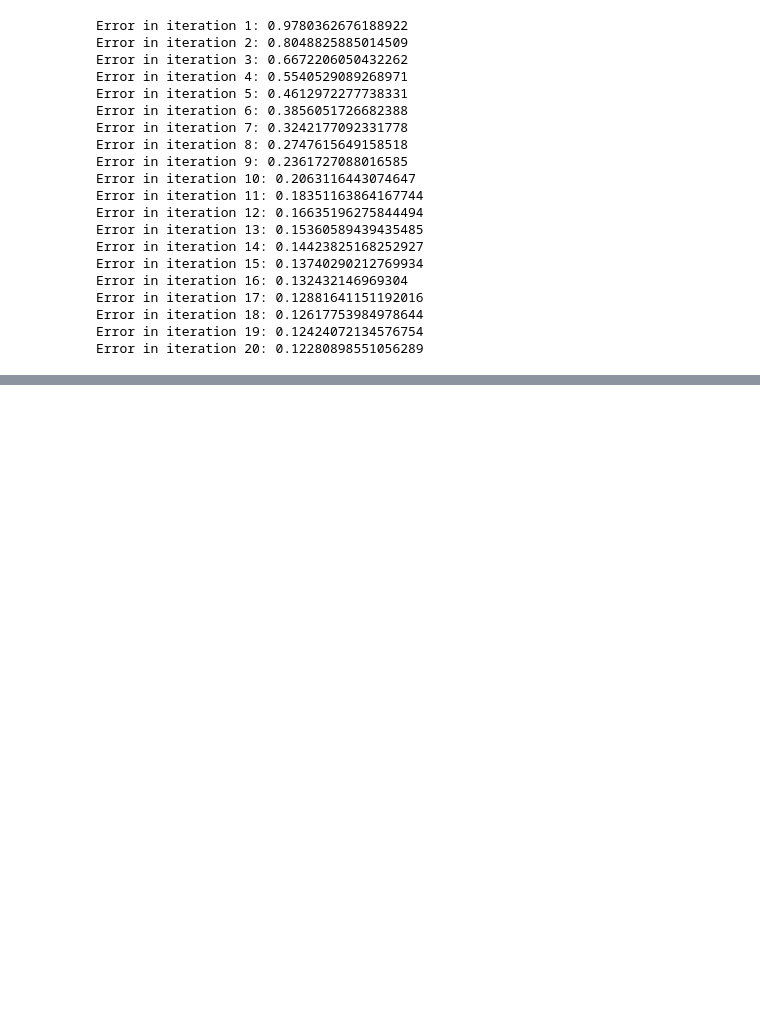
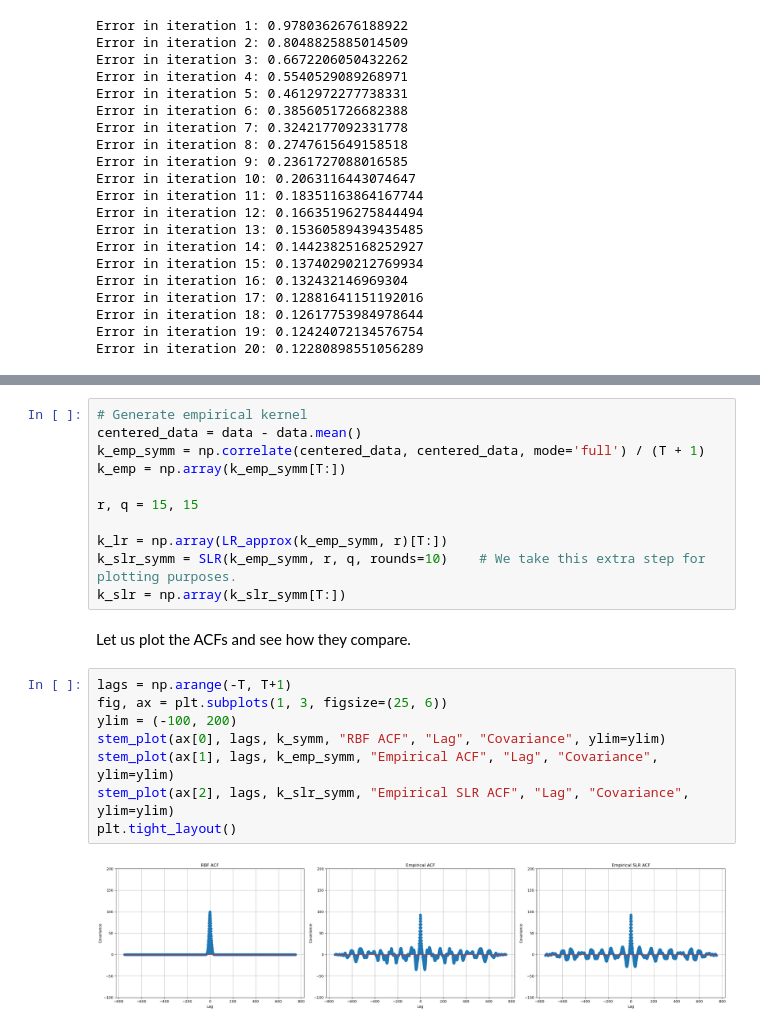
Before and after one commit to rafaelhanashiro/slr, a Jupyter notebook: slr.ipynb, the cells around one changed output, grey strips where cells are left out. Cells and saved outputs as stored; diff of their text form; blank space fills up the shorter version.

```diff
--- a/slr.ipynb
+++ b/slr.ipynb
@@ -306,0 +429,23 @@ Error in iteration 20: 0.12280898551056289
+# %%
+# Generate empirical kernel
+centered_data = data - data.mean()
+k_emp_symm = np.correlate(centered_data, centered_data, mode='full') / (T + 1)
+k_emp = np.array(k_emp_symm[T:])
+
+r, q = 15, 15
+
+k_lr = np.array(LR_approx(k_emp_symm, r)[T:])
+k_slr_symm = SLR(k_emp_symm, r, q, rounds=10)    # We take this extra step for plotting purposes.
+k_slr = np.array(k_slr_symm[T:])
+# %% [markdown]
+Let us plot the ACFs and see how they compare.
+# %%
+lags = np.arange(-T, T+1)
+fig, ax = plt.subplots(1, 3, figsize=(25, 6))
+ylim = (-100, 200)
+stem_plot(ax[0], lags, k_symm, "RBF ACF", "Lag", "Covariance", ylim=ylim)
+stem_plot(ax[1], lags, k_emp_symm, "Empirical ACF", "Lag", "Covariance", ylim=ylim)
+stem_plot(ax[2], lags, k_slr_symm, "Empirical SLR ACF", "Lag", "Covariance", ylim=ylim)
+plt.tight_layout()
+# %% [output]
+[figure, added]
```
Also changed, not shown: parts of 18 cells of this notebook.
